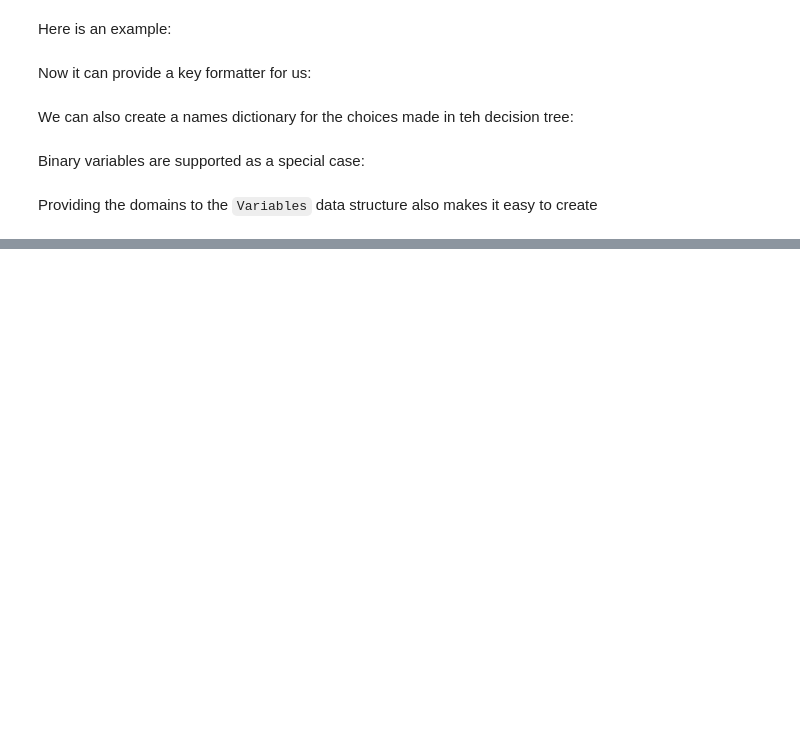
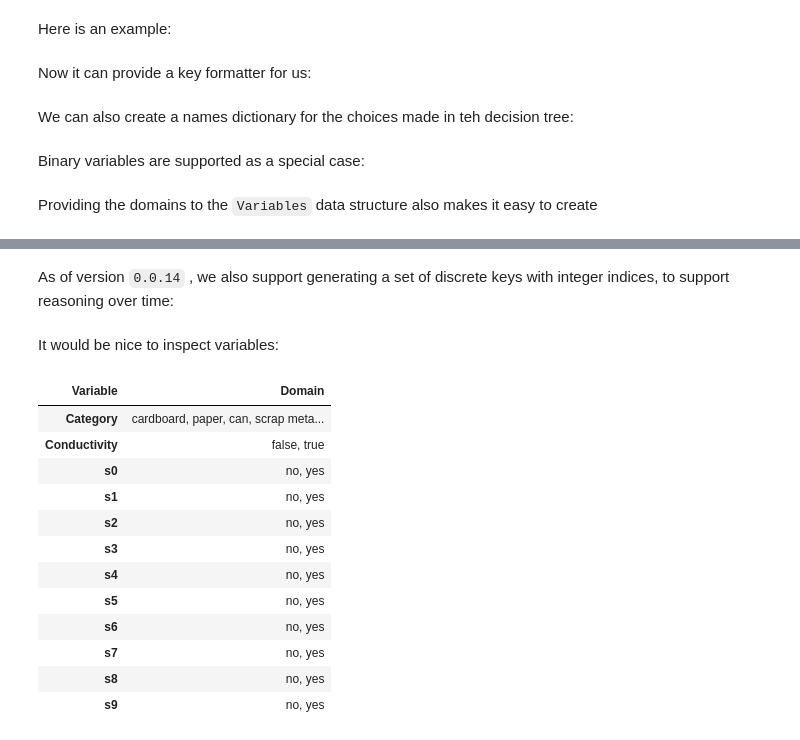
Before and after one commit to gtbook/gtbook, a Jupyter notebook: discrete.ipynb, the cells around one changed output, grey strips where cells are left out. Saved outputs shown, nothing was run; the diff lists cells and outputs as text; code cells hidden in the pictures; blank space fills up the shorter version.

```diff
--- a/discrete.ipynb
+++ b/discrete.ipynb
@@ -177,0 +231,2 @@ test_eq(variables.values_markdown(assignment), '|Variable|value|\n|:-:|:-:|\n|Ca
+# %% [markdown]
+As of version `0.0.14` , we also support generating a set of discrete keys with integer indices, to support reasoning over time:
@@ -177,0 +253,18 @@ test_eq(variables.values_markdown(assignment), '|Variable|value|\n|:-:|:-:|\n|Ca
+# %% [markdown]
+It would be nice to inspect variables:
+# %%
+variables
+# %% [output]
+| Variable | Domain |
+| Category | cardboard, paper, can, scrap meta... |
+| Conductivity | false, true |
+| s0 | no, yes |
+| s1 | no, yes |
+| s2 | no, yes |
+| s3 | no, yes |
+| s4 | no, yes |
+| s5 | no, yes |
+| s6 | no, yes |
+| s7 | no, yes |
+| s8 | no, yes |
+| s9 | no, yes |
```
Also changed, not shown: parts of 10 cells of this notebook, 13 other files.
